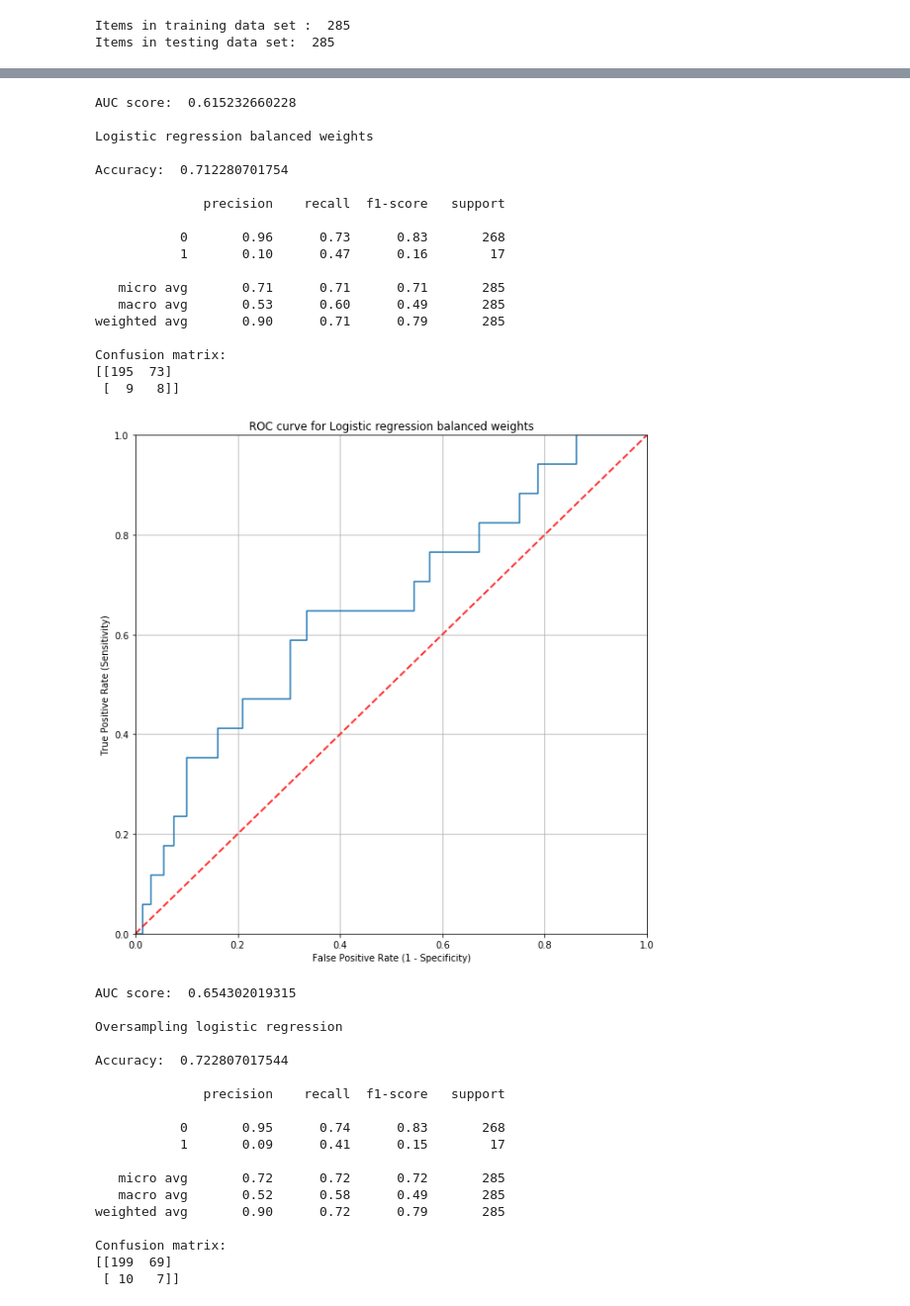
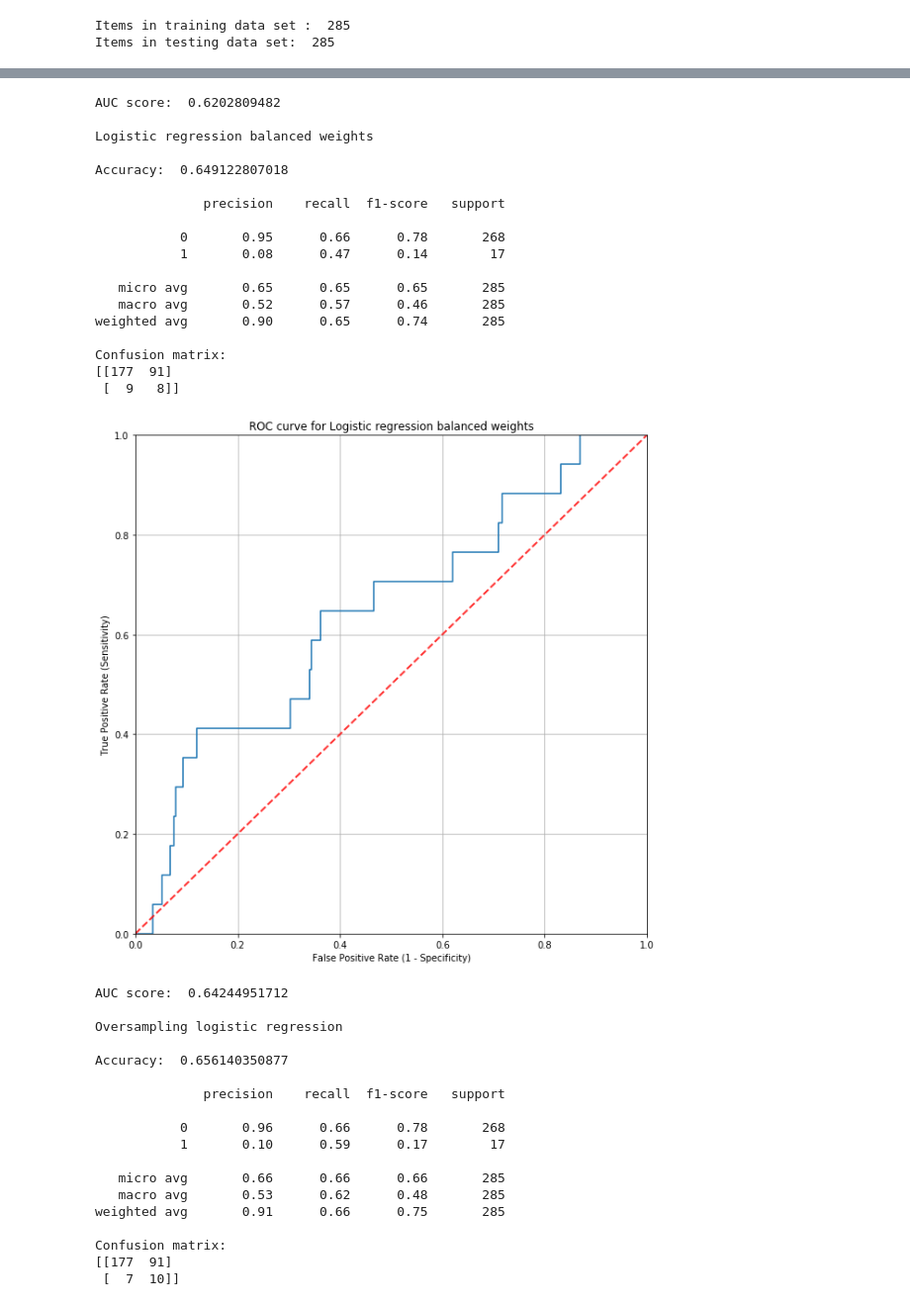
Before and after one commit to pawKer/Predicting-music-popularity, a Jupyter notebook: 3yp-automated-main.ipynb, the cells around one changed output, grey strips where cells are left out. Shown at 99% size. Saved outputs shown, nothing was run; the diff lists cells and outputs as text; code cells hidden in the pictures.

```diff
--- a/3yp-automated-main.ipynb
+++ b/3yp-automated-main.ipynb
@@ -54,6 +54,6 @@ Number of not popular examples after thresholding :  523
 # %%
 # Drop unnecessary columns from original data - also some legacy support for a different data format
 if 'song_id' in data.columns:
-    final_data.drop(['song_id', 'song_title', 'artist', 'popularity', 'youtube_video_title'], 1, inplace=True)
+    final_data.drop(['song_id', 'song_title', 'artist', 'popularity', 'youtube_video_title', 'youtube_view_count','speechiness','instrumentalness','time_signature', 'danceability', 'key','duration','mode', 'liveness'], 1, inplace=True)
 else:
     final_data.drop(['song_title', 'artist', 'popularity'], 1, inplace=True)
@@ -110,6 +118,14 @@ print("Items in testing data set: ", str(len(X_test.index)))
 Items in training data set :  285
 Items in testing data set:  285
 # %%
+from imblearn.pipeline import make_pipeline as make_pipeline_imb
+from imblearn.over_sampling import SMOTE
+from imblearn.metrics import classification_report_imbalanced
+from sklearn.neighbors import KNeighborsClassifier
+from sklearn.linear_model import LogisticRegression
+from sklearn import svm
+from sklearn.metrics import accuracy_score, classification_report, confusion_matrix, roc_curve, roc_auc_score, recall_score, precision_score, f1_score
+
 models = [
           {'title':"Logistic regression", 'model':LogisticRegression(random_state=3)},
           {'title':"Logistic regression balanced weights", 'model':LogisticRegression(class_weight='balanced', random_state=3)},
@@ -117,4 +133,7 @@ models = [
           {'title':"Oversampling logistic regression balanced weights", 'model':make_pipeline_imb(SMOTE(random_state=4), LogisticRegression(class_weight='balanced',random_state=3))},
           {'title':"KNN", 'model':KNeighborsClassifier(n_neighbors = 17)},
           {'title':"Oversampling KNN", 'model':make_pipeline_imb(SMOTE(random_state=4), KNeighborsClassifier(n_neighbors = 17))},
+          {'title':"SVM", 'model':svm.SVC(probability=True, gamma='scale', random_state=3)},
+          {'title':"SVM balanced weights", 'model':svm.SVC(probability=True, gamma='scale', random_state=3, class_weight='balanced')},
+          {'title':"Oversampling SVM", 'model':make_pipeline_imb(SMOTE(random_state=4), svm.SVC(probability=True, gamma='scale', random_state=3))}
          ]
@@ -121,11 +142,6 @@ models = [
 # %%
-from imblearn.pipeline import make_pipeline as make_pipeline_imb
-from imblearn.over_sampling import SMOTE
-from imblearn.metrics import classification_report_imbalanced
-from sklearn.neighbors import KNeighborsClassifier
-from sklearn.linear_model import LogisticRegression
-from sklearn.metrics import accuracy_score, classification_report, confusion_matrix, roc_curve, roc_auc_score
-
+stats_columns = ["Model title", "Accuracy", "Specificity", "Recall(Sensitivity)", "Precision", "F1", "AUC"]
+stats = []
 for item in models:
     # Train-test split
     print(item['title'])
@@ -138,19 +154,18 @@ for item in models:
     print()
 
     # Print the accuracy score of the model
-
-    print("Accuracy: ",accuracy_score(y_test, predictions))
+    print("Accuracy: ", accuracy_score(y_test, predictions))
 
     print()
 
     # Print the classification report of the model
-
     print(classification_report(y_test, predictions))
 
     # Print the confusion matrix
 
     print("Confusion matrix: ")
-    print(confusion_matrix(y_test, predictions))
+    conf_matrix = confusion_matrix(y_test, predictions)
+    print(conf_matrix)
 
     # ROC curve
     y_pred_prob = item['model'].predict_proba(X_test)[:,1]
@@ -169,7 +184,19 @@ for item in models:
 
     # AUC score
     print("AUC score: ", roc_auc_score(y_test, y_pred_prob))
+
     print()
+
+    accuracy = accuracy_score(y_test, predictions)
+    specificity = float(conf_matrix[0][0]) / (conf_matrix[0][0] + conf_matrix[0][1])
+    recall = recall_score(y_test, predictions)
+    precision = precision_score(y_test, predictions)
+    f1 = f1_score(y_test, predictions, average='weighted')
+    auc = roc_auc_score(y_test, y_pred_prob)
+    newRow = [item['title'],accuracy, specificity, recall, precision, f1, auc]
+    stats.append(newRow)
+stats_df = pd.DataFrame(stats, columns = stats_columns)
+stats_df
 # %% [output]
 Logistic regression
 
@@ -191,37 +218,37 @@ Confusion matrix:
-AUC score:  0.615232660228
+AUC score:  0.6202809482
 
 Logistic regression balanced weights
 
-Accuracy:  0.712280701754
+Accuracy:  0.649122807018
 
               precision    recall  f1-score   support
 
-           0       0.96      0.73      0.83       268
-           1       0.10      0.47      0.16        17
+           0       0.95      0.66      0.78       268
+           1       0.08      0.47      0.14        17
 
-   micro avg       0.71      0.71      0.71       285
-   macro avg       0.53      0.60      0.49       285
-weighted avg       0.90      0.71      0.79       285
+   micro avg       0.65      0.65      0.65       285
+   macro avg       0.52      0.57      0.46       285
+weighted avg       0.90      0.65      0.74       285
 
 Confusion matrix:
-[[195  73]
+[[177  91]
  [  9   8]]
-[figure, old version]
+[figure, new version]
-AUC score:  0.654302019315
+AUC score:  0.64244951712
 
 Oversampling logistic regression
 
-Accuracy:  0.722807017544
+Accuracy:  0.656140350877
 
               precision    recall  f1-score   support
 
-           0       0.95      0.74      0.83       268
-           1       0.09      0.41      0.15        17
+           0       0.96      0.66      0.78       268
+           1       0.10      0.59      0.17        17
 
-   micro avg       0.72      0.72      0.72       285
-   macro avg       0.52      0.58      0.49       285
-weighted avg       0.90      0.72      0.79       285
+   micro avg       0.66      0.66      0.66       285
+   macro avg       0.53      0.62      0.48       285
+weighted avg       0.91      0.66      0.75       285
 
 Confusion matrix:
-[[199  69]
- [ 10   7]]
+[[177  91]
+ [  7  10]]
```
Also changed, not shown: parts of 6 cells of this notebook, 1 other file.
